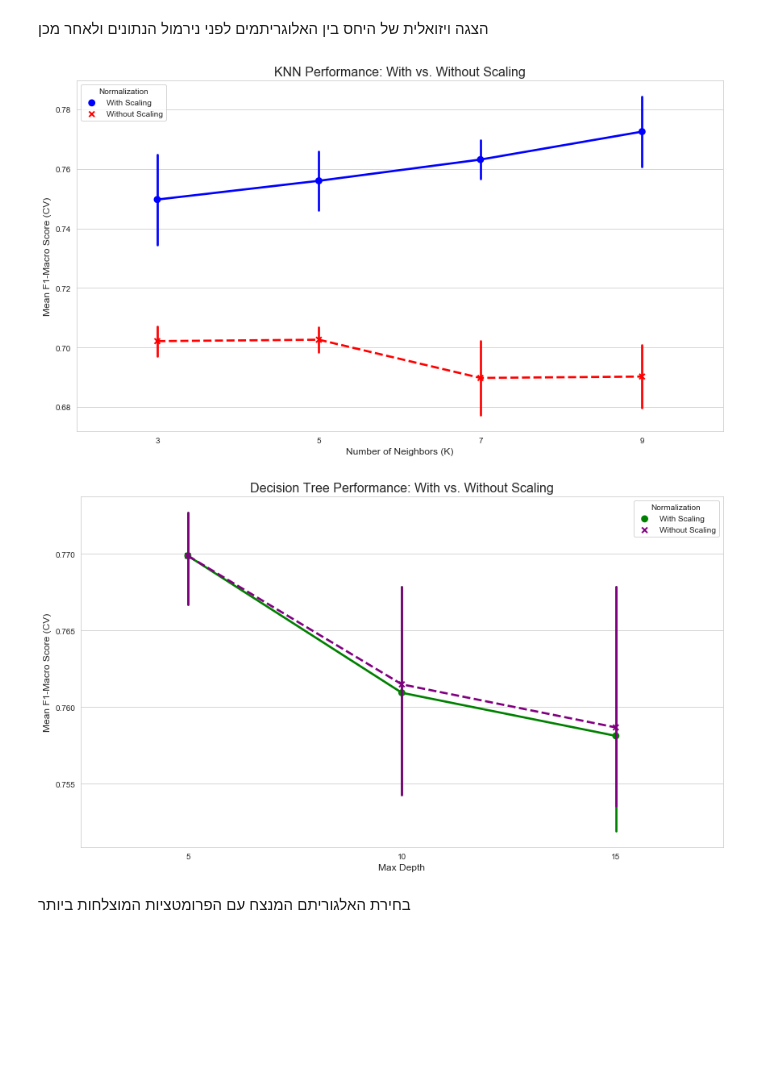
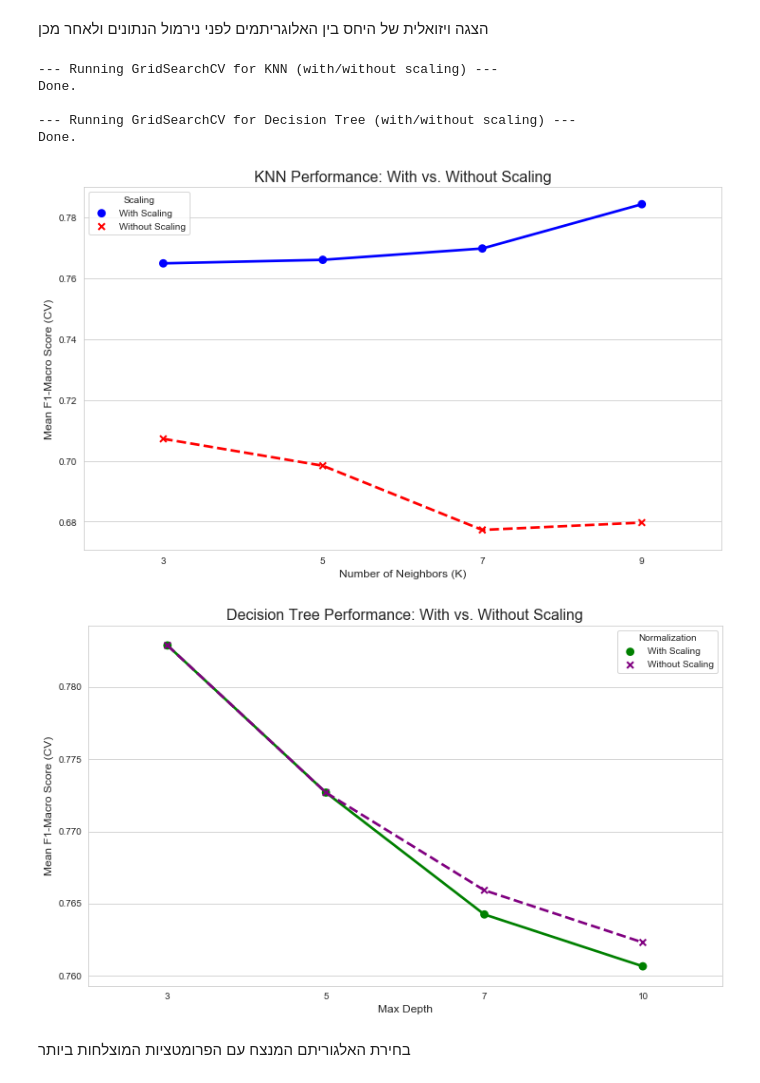
Before and after one commit to nivsab/Titanic-Survival-Prediction, a Jupyter notebook: Assignment_supervised_learning_flow.ipynb, the cells around one changed output. Drawn from its saved outputs; the diff is of its cells as text; code cells hidden in the pictures; blank space fills up the shorter version.

```diff
--- a/Assignment_supervised_learning_flow.ipynb
+++ b/Assignment_supervised_learning_flow.ipynb
@@ -155,8 +157,8 @@ Feature Engineering
 
 תהליך הנדסת המאפיינים (Feature Engineering) בפרויקט זה כלל מספר שלבים קריטיים להכנת הנתונים, אשר בוצעו באופן מאורגן באמצעות ColumnTransformer. ראשית, המאפיינים חולקו לשתי קבוצות: נומריים וקטגוריאליים. על המאפיינים הנומריים (כגון 'Age' ו-'Fare') הופעל נירמול (StandardScaler) על מנת להביאם לסולם אחיד, שלב שהינו חיוני במיוחד עבור מודלים הרגישים למרחקים כמו KNN. במקביל, המאפיינים הקטגוריאליים (כגון 'Pclass' ו-'Sex') עברו קידוד מסוג OneHotEncoder שהמיר אותם לייצוג מספרי בינארי
 # %%
-X = df.drop('Survived', axis=1)
-y = df['Survived']
+X = train_df.drop('Survived', axis=1)
+y = train_df['Survived']
 X_train, X_test, y_train, y_test = train_test_split(
     X, y, test_size=0.2, random_state=42, stratify=y
 )
@@ -335,41 +314,73 @@ Decision Tree with SelectKBest - Done.
 # %% [markdown]
 הצגה ויזואלית של היחס בין האלוגריתמים לפני נירמול הנתונים ולאחר מכן
 # %%
-# --- ויזואליזציה 2: ניתוח השפעת הנירמול על KNN ---
-knn_results_df = pd.DataFrame(grid_search_knn.cv_results_)
-
+# --- הגדרת פונקציה לעיצוב שם הסקיילר ---
 def clean_scaler_name(scaler):
     if isinstance(scaler, StandardScaler):
         return 'With Scaling'
     return 'Without Scaling'
+
+# --- GridSearch עבור KNN (עם ובלי נירמול) ---
+print("--- Running GridSearchCV for KNN (with/without scaling) ---")
+knn_pipeline = Pipeline(steps=[
+    ('preprocessor', preprocessor),
+    ('classifier', KNeighborsClassifier())
+])
+param_grid_knn = {
+    'preprocessor__numeric__scaler': [StandardScaler(), None],
+    'classifier__n_neighbors': [3, 5, 7, 9]
+}
+grid_search_knn_scaling = GridSearchCV(knn_pipeline, param_grid_knn, cv=5, scoring='f1_macro')
+grid_search_knn_scaling.fit(X_train, y_train)
+
+# יצירת DataFrame מהתוצאות *אחרי* הריצה
+knn_results_df = pd.DataFrame(grid_search_knn_scaling.cv_results_)
 knn_results_df['Scaler Type'] = knn_results_df['param_preprocessor__numeric__scaler'].apply(clean_scaler_name)
+print("Done.\n")
 
+# --- GridSearch עבור Decision Tree (עם ובלי נירמול) ---
+print("--- Running GridSearchCV for Decision Tree (with/without scaling) ---")
+dt_pipeline = Pipeline(steps=[
+    ('preprocessor', preprocessor),
+    ('classifier', DecisionTreeClassifier(random_state=42))
+])
+param_grid_dt = {
+    'preprocessor__numeric__scaler': [StandardScaler(), None],
+    'classifier__max_depth': [3, 5, 7, 10]
+}
+grid_search_dt_scaling = GridSearchCV(dt_pipeline, param_grid_dt, cv=5, scoring='f1_macro')
+grid_search_dt_scaling.fit(X_train, y_train)
+
+# יצירת DataFrame מהתוצאות *אחרי* הריצה
+dt_results_df = pd.DataFrame(grid_search_dt_scaling.cv_results_)
+dt_results_df['Scaler Type'] = dt_results_df['param_preprocessor__numeric__scaler'].apply(clean_scaler_name)
+print("Done.\n")
+
+# --- ויזואליזציה 2: ניתוח השפעת הנירמול על KNN ---
 plt.figure(figsize=(12, 7))
-sns.set_style("whitegrid")
-ax2 = sns.pointplot(data=knn_results_df, x='param_classifier__n_neighbors', y='mean_test_score', hue='Scaler Type', palette={'With Scaling': 'blue', 'Without Scaling': 'red'}, markers=['o', 'x'], linestyles=['-', '--'])
-ax2.set_title('KNN Performance: With vs. Without Scaling', fontsize=16)
-ax2.set_xlabel('Number of Neighbors (K)', fontsize=12)
-ax2.set_ylabel('Mean F1-Macro Score (CV)', fontsize=12)
-ax2.legend(title='Normalization')
-plt.tight_layout()
+sns.pointplot(data=knn_results_df, x='param_classifier__n_neighbors', y='mean_test_score', hue='Scaler Type', palette={'With Scaling': 'blue', 'Without Scaling': 'red'}, markers=['o', 'x'], linestyles=['-', '--'])
+plt.title('KNN Performance: With vs. Without Scaling', fontsize=16)
+plt.xlabel('Number of Neighbors (K)', fontsize=12)
+plt.ylabel('Mean F1-Macro Score (CV)', fontsize=12)
+plt.legend(title='Scaling')
 plt.show()
 
 # --- ויזואליזציה 3: ניתוח השפעת הנירמול על עץ החלטה ---
-dt_results_df = pd.DataFrame(grid_search_dt.cv_results_)
-dt_results_df['Scaler Type'] = dt_results_df['param_preprocessor__numeric__scaler'].apply(clean_scaler_name)
-
 plt.figure(figsize=(12, 7))
-sns.set_style("whitegrid")
-ax3 = sns.pointplot(data=dt_results_df, x='param_classifier__max_depth', y='mean_test_score', hue='Scaler Type', palette={'With Scaling': 'green', 'Without Scaling': 'purple'}, markers=['o', 'x'], linestyles=['-', '--'])
-ax3.set_title('Decision Tree Performance: With vs. Without Scaling', fontsize=16)
-ax3.set_xlabel('Max Depth', fontsize=12)
-ax3.set_ylabel('Mean F1-Macro Score (CV)', fontsize=12)
-ax3.legend(title='Normalization')
-plt.tight_layout()
+sns.pointplot(data=dt_results_df, x='param_classifier__max_depth', y='mean_test_score', hue='Scaler Type', palette={'With Scaling': 'green', 'Without Scaling': 'purple'}, markers=['o', 'x'], linestyles=['-', '--'])
+plt.title('Decision Tree Performance: With vs. Without Scaling', fontsize=16)
+plt.xlabel('Max Depth', fontsize=12)
+plt.ylabel('Mean F1-Macro Score (CV)', fontsize=12)
+plt.legend(title='Normalization')
 plt.show()
 # %% [output]
+--- Running GridSearchCV for KNN (with/without scaling) ---
+Done.
+
+--- Running GridSearchCV for Decision Tree (with/without scaling) ---
+Done.
-[figure, old version]
+[figure, new version]
-[figure, old version]
+[figure, new version]
 # %% [markdown]
 בחירת האלגוריתם המנצח עם הפרומטציות המוצלחות ביותר
 # %%
```
Also changed, not shown: parts of 6 cells of this notebook.
